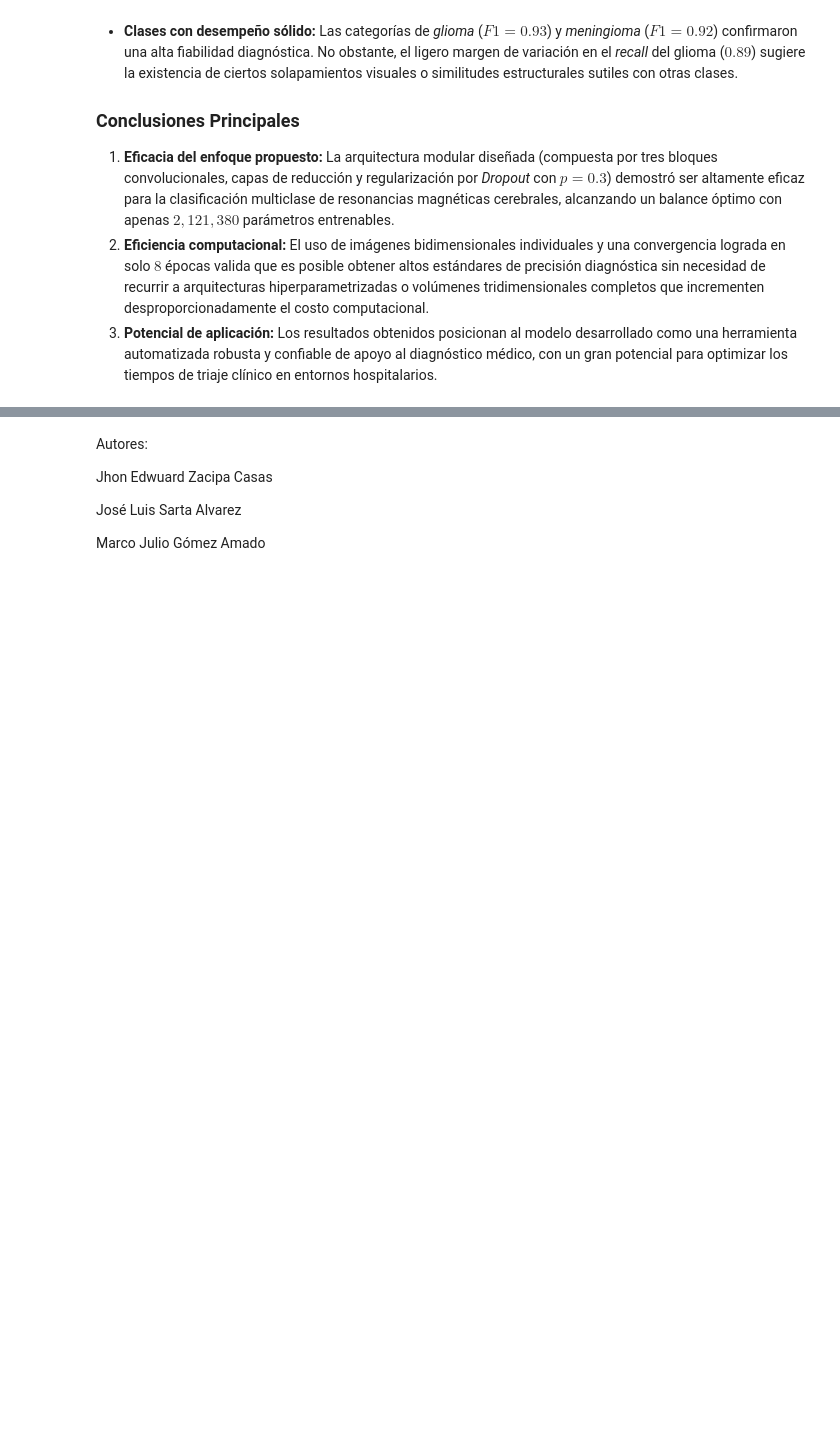
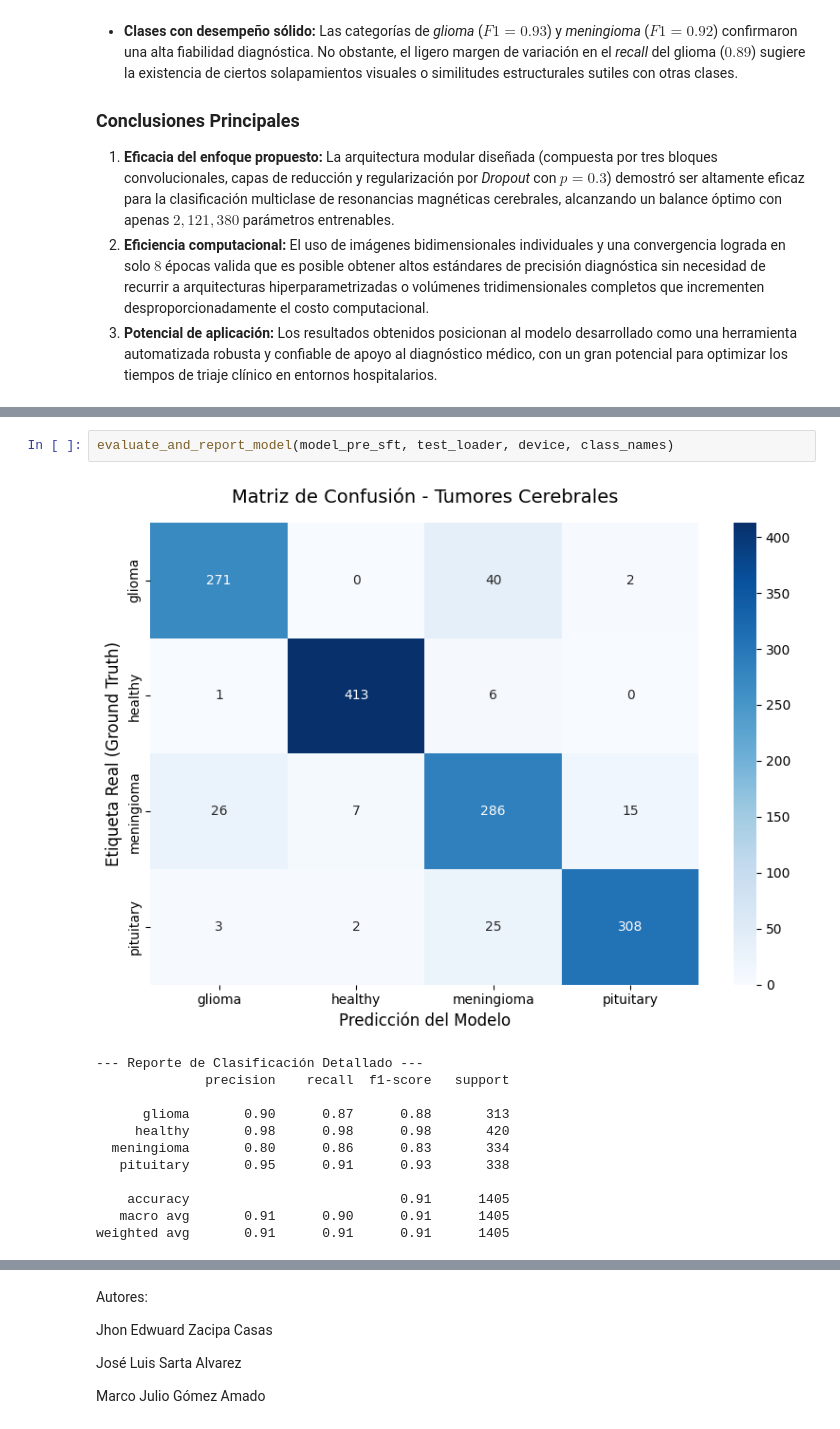
Before and after one commit to margomeza16/deep_leraning, a Jupyter notebook: MiniProyecto1.ipynb, the cells around one changed output, grey strips where cells are left out. Cells and saved outputs as stored; diff of their text form; blank space fills up the shorter version.

```diff
--- a/MiniProyecto1.ipynb
+++ b/MiniProyecto1.ipynb
@@ -732,0 +849,15 @@ La evaluación sobre el conjunto de prueba ($1405$ imágenes) arrojó una **prec
+# %%
+evaluate_and_report_model(model_pre_sft, test_loader, device, class_names)
+# %% [output]
+[figure, added]
+--- Reporte de Clasificación Detallado ---
+              precision    recall  f1-score   support
+
+      glioma       0.90      0.87      0.88       313
+     healthy       0.98      0.98      0.98       420
+  meningioma       0.80      0.86      0.83       334
+   pituitary       0.95      0.91      0.93       338
+
+    accuracy                           0.91      1405
+   macro avg       0.91      0.90      0.91      1405
+weighted avg       0.91      0.91      0.91      1405
```
Also changed, not shown: parts of 29 cells of this notebook.
